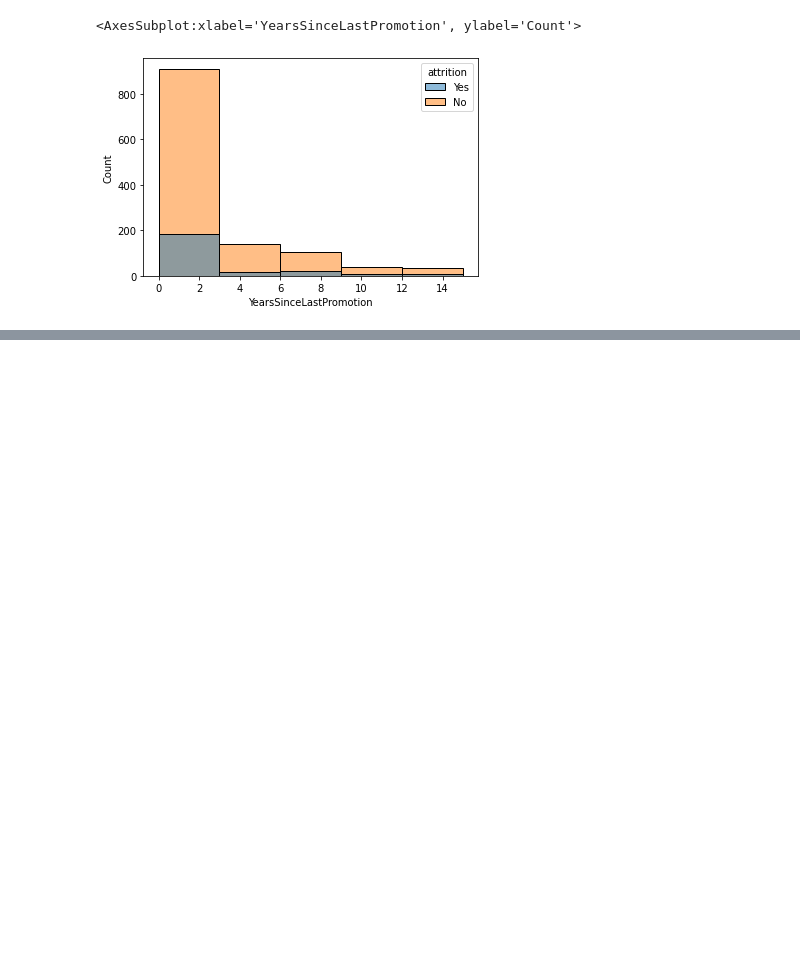
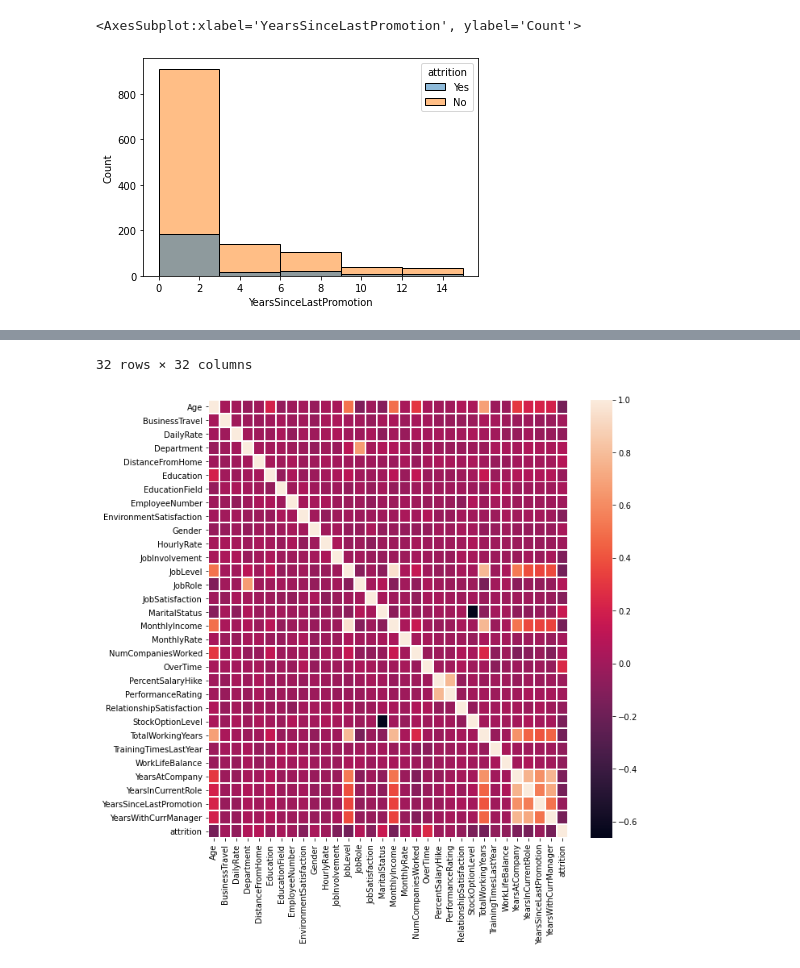
Before and after one commit to nagi1995/IBM-HR-Analytics-Employee-Attrition-Performance, a Jupyter notebook: EDA.ipynb, the cells around one changed output, grey strips where cells are left out. Cells and saved outputs as stored; diff of their text form; code cells hidden in the pictures; blank space fills up the shorter version.

```diff
--- a/EDA.ipynb
+++ b/EDA.ipynb
@@ -482,3 +483,15 @@ minimum YearsSinceLastPromotion of employee is 0
 maximum YearsSinceLastPromotion of employee is 15
 <AxesSubplot:xlabel='YearsSinceLastPromotion', ylabel='Count'>
 [figure]
+# %%
+data["attrition"] = data["attrition"].astype('category').cat.codes
+data["BusinessTravel"] = data["BusinessTravel"].astype('category').cat.codes
+data["Department"] = data["Department"].astype('category').cat.codes
+data["EducationField"] = data["EducationField"].astype('category').cat.codes
+data["Gender"] = data["Gender"].astype('category').cat.codes
+data["JobRole"] = data["JobRole"].astype('category').cat.codes
+
+data["MaritalStatus"] = data["MaritalStatus"].astype('category').cat.codes
+data["Over18"] = data["Over18"].astype('category').cat.codes
+data["OverTime"] = data["OverTime"].astype('category').cat.codes
+data
@@ -484,0 +512,8 @@ maximum YearsSinceLastPromotion of employee is 15
+# %%
+data.drop(columns = ["StandardHours", "Over18", "EmployeeCount"], inplace = True)
+# %%
+corr = data.corr("pearson")
+plt.figure(figsize = (10,10))
+sns.heatmap(corr, linewidth = 1)
+corr
+# %% [output]
@@ -484,0 +537,2 @@ maximum YearsSinceLastPromotion of employee is 15
+32 rows × 32 columns
+[figure, added]
```
Also changed, not shown: parts of 11 cells of this notebook, 1 other file.
